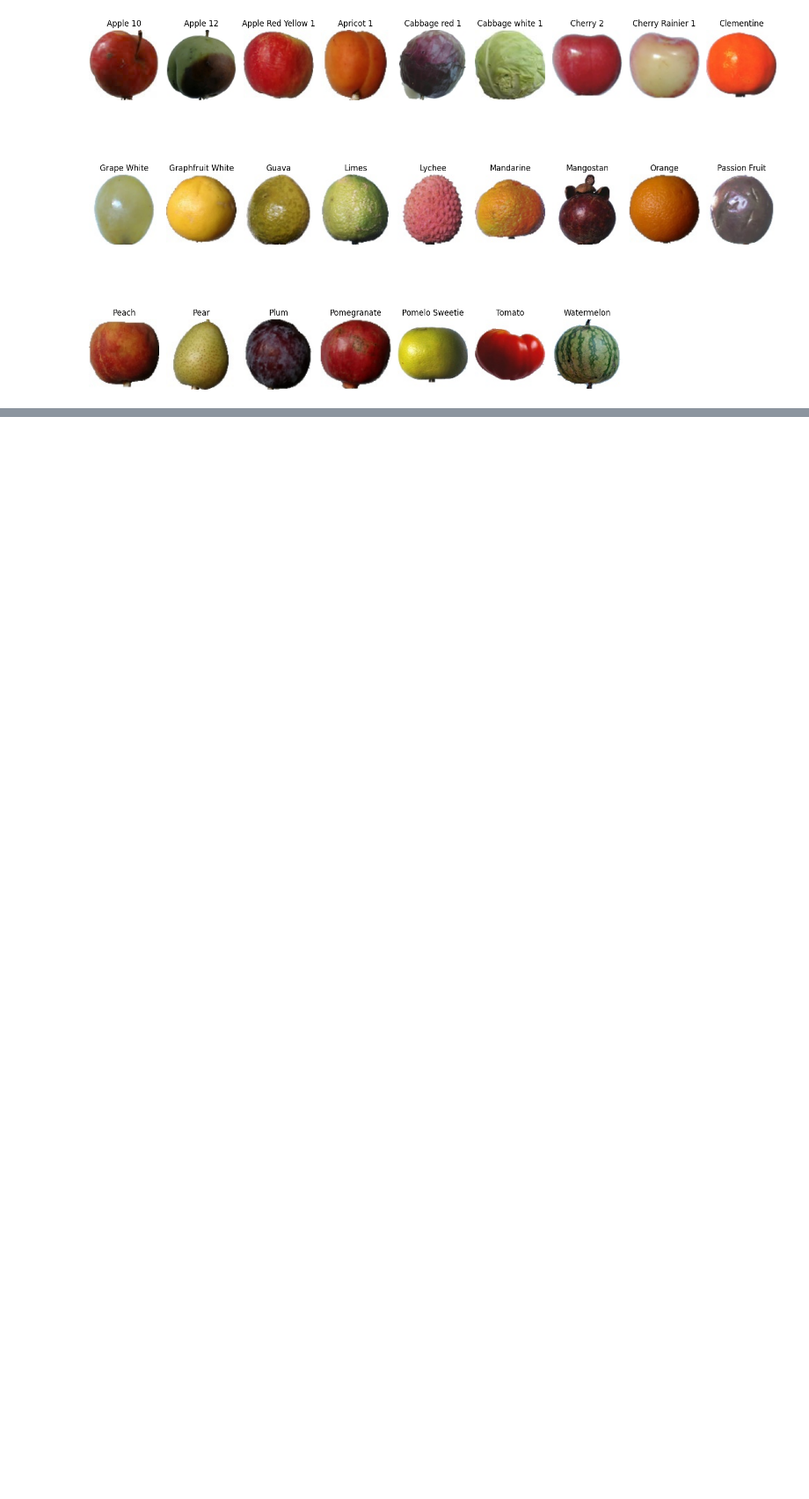
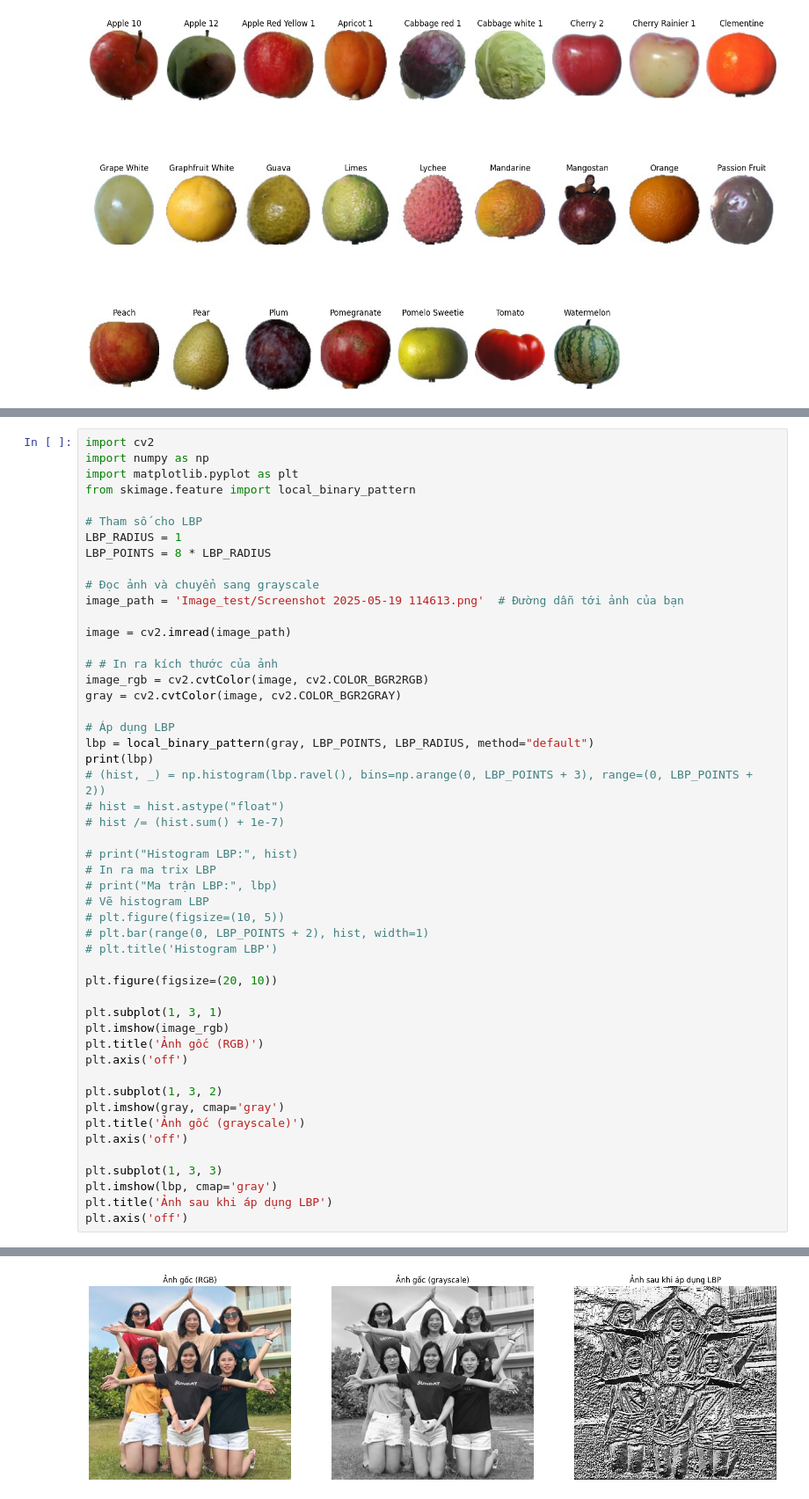
Before and after one commit to trunglap923/Prj_CSDL_DPT, a Jupyter notebook: test.ipynb, the cells around one changed output, grey strips where cells are left out. Shown at 88% size. Drawn from its saved outputs; the diff is of its cells as text; blank space fills up the shorter version.

```diff
--- a/test.ipynb
+++ b/test.ipynb
@@ -41,0 +285,51 @@ plt.show()
+# %%
+import cv2
+import numpy as np
+import matplotlib.pyplot as plt
+from skimage.feature import local_binary_pattern
+
+# Tham số cho LBP
+LBP_RADIUS = 1
+LBP_POINTS = 8 * LBP_RADIUS
+
+# Đọc ảnh và chuyển sang grayscale
+image_path = 'Image_test/Screenshot 2025-05-19 114613.png'  # Đường dẫn tới ảnh của bạn
+
+image = cv2.imread(image_path)
+
+# # In ra kích thước của ảnh
+image_rgb = cv2.cvtColor(image, cv2.COLOR_BGR2RGB)
+gray = cv2.cvtColor(image, cv2.COLOR_BGR2GRAY)
+
+# Áp dụng LBP
+lbp = local_binary_pattern(gray, LBP_POINTS, LBP_RADIUS, method="default")
+print(lbp)
+# (hist, _) = np.histogram(lbp.ravel(), bins=np.arange(0, LBP_POINTS + 3), range=(0, LBP_POINTS + 2))
+# hist = hist.astype("float")
+# hist /= (hist.sum() + 1e-7)
+
+# print("Histogram LBP:", hist)
+# In ra ma trix LBP
+# print("Ma trận LBP:", lbp)
+# Vẽ histogram LBP
+# plt.figure(figsize=(10, 5))
+# plt.bar(range(0, LBP_POINTS + 2), hist, width=1)
+# plt.title('Histogram LBP')
+
+plt.figure(figsize=(20, 10))
+
+plt.subplot(1, 3, 1)
+plt.imshow(image_rgb)
+plt.title('Ảnh gốc (RGB)')
+plt.axis('off')
+
+plt.subplot(1, 3, 2)
+plt.imshow(gray, cmap='gray')
+plt.title('Ảnh gốc (grayscale)')
+plt.axis('off')
+
+plt.subplot(1, 3, 3)
+plt.imshow(lbp, cmap='gray')
+plt.title('Ảnh sau khi áp dụng LBP')
+plt.axis('off')
+# %% [output]
@@ -41,0 +344 @@ plt.show()
+[figure, added]
```
Also changed, not shown: parts of 9 cells of this notebook, 17 other files.
